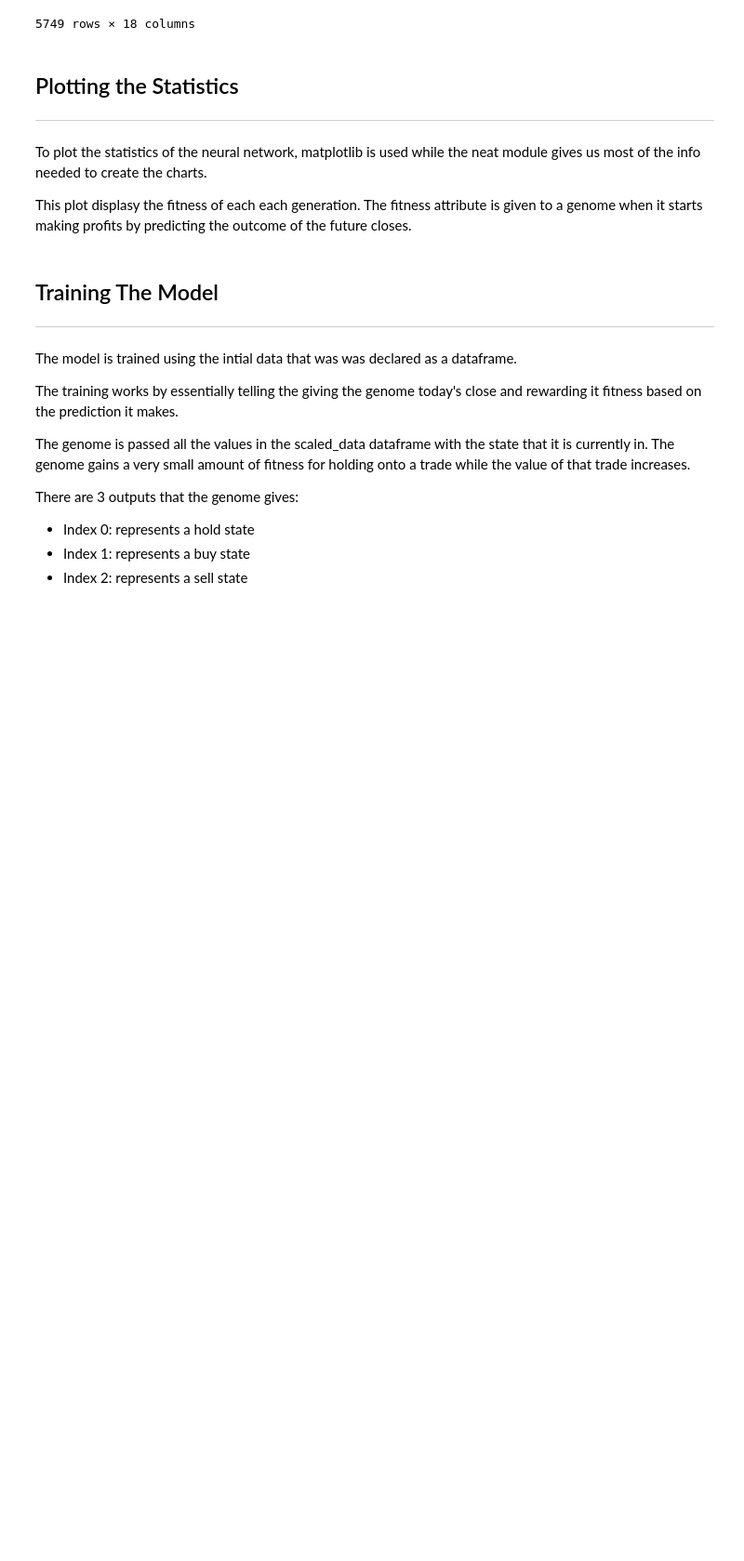
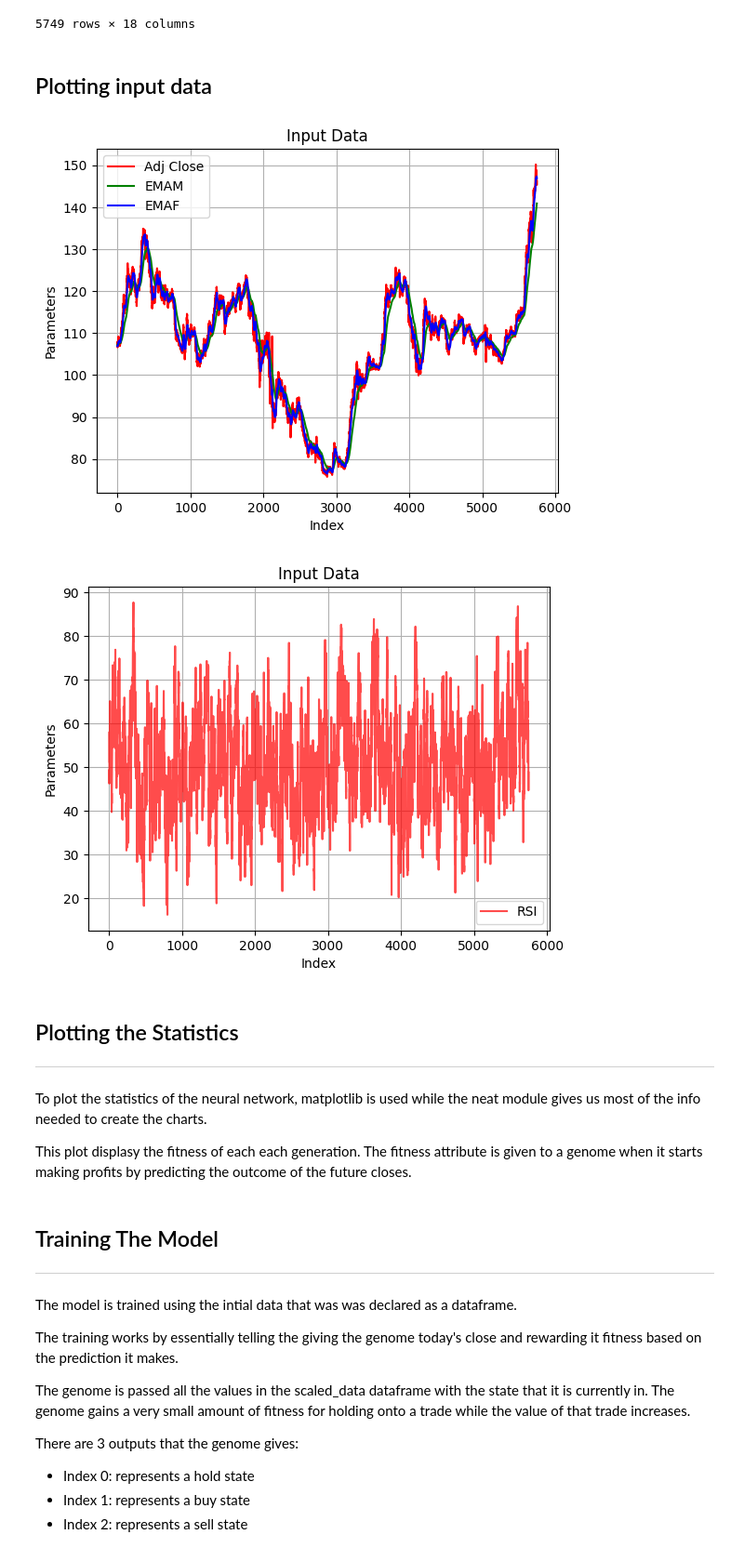
Before and after one commit to royce-mathew/ForexPredictor, a Jupyter notebook: src/ForexPredictor.ipynb, the cells around one changed output. Shown: that part at 93% size. Cells and saved outputs as stored; diff of their text form; code cells hidden in the pictures; blank space fills up the shorter version.

```diff
--- a/src/ForexPredictor.ipynb
+++ b/src/ForexPredictor.ipynb
@@ -172,6 +175,44 @@ ticker_data
 | 5747 | 145.294998 | 145.294998 | 0.000000 | 0 | 44.707453 | 140.787283 | 147.044343 | 137.194441 | 0.995447 | 0.0 | ... |
 | 5748 | 146.209000 | 146.209000 | -3.088989 | 0 | 48.808008 | 140.894644 | 146.964787 | 137.313839 | 1.003135 | 0.0 | ... |
 5749 rows × 18 columns
+# %% [markdown]
+## Plotting input data
+# %%
+import matplotlib.pyplot as plt
+import numpy as np
+
+def input_plot():
+    index = range(len(scaled_data))
+
+    # Plot values
+    plt.plot(index, ticker_data["Adj Close"], 'r', label="Adj Close")
+    plt.plot(index, ticker_data["EMAM"], 'g', label="EMAM")
+    plt.plot(index, ticker_data["EMAF"], 'b', label="EMAF")
+    plt.title("Input Data")
+    plt.xlabel("Index")
+    plt.ylabel("Parameters")
+    plt.grid()
+    plt.legend(loc="best")
+    plt.show()
+
+
+    plt.figure()
+    plt.plot(index, ticker_data["RSI"], 'r', label="RSI", alpha=0.7)
+
+
+
+    # Add Labels
+    plt.title("Input Data")
+    plt.xlabel("Index")
+    plt.ylabel("Parameters")
+    plt.grid()
+    plt.legend(loc="best")
+    plt.show()
+
+input_plot() # Plot the inputs
+# %% [output]
+[figure, added]
+[figure, added]
 # %% [markdown]
 ## Plotting the Statistics
 
```
Also changed, not shown: parts of 4 cells of this notebook.
